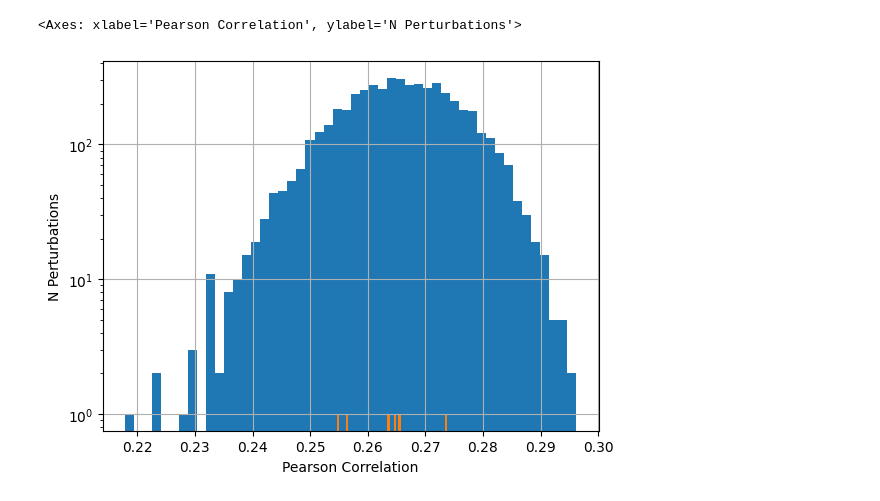
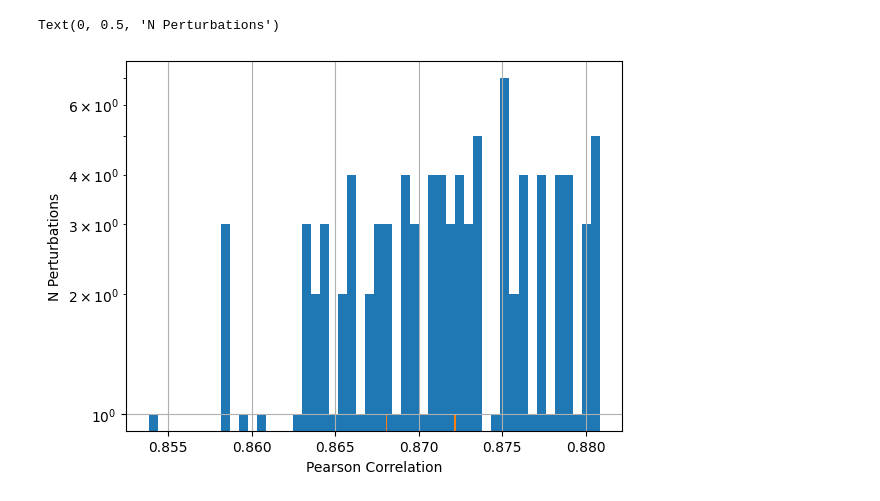
Before and after one commit to a93sokol/scGPT_reproduce, a Jupyter notebook: tutorials/explore_pert_search.ipynb, the cells around one changed output. Drawn from its saved outputs; the diff is of its cells as text; code cells hidden in the pictures.

Commit message:
expanding sampling perturbation

```diff
--- a/tutorials/explore_pert_search.ipynb
+++ b/tutorials/explore_pert_search.ipynb
@@ -3,9 +3,10 @@ import pandas as pd
 import numpy as np
 import matplotlib.pyplot as plt
 # %%
-df_oksm = pd.read_csv('./ipsc_perturbation_search_v2_oksm_top4k_hvgs_ReplogleFtuneModel2Epoch.csv', index_col = 0)
-df = pd.read_csv('./ipsc_perturbation_search_v2_top4k_hvgs_ReplogleFtuneModel2Epoch.csv', index_col = 0)
+df = pd.read_csv('./save/ipsc_perturbation_sampling_search.csv', index_col = 0)#.iloc[6:]
+df_oksm = pd.read_csv('./save/ipsc_perturbation_sampling_search_oksm.csv', index_col = 0)
 # %%
-oksm_mask = ['SOX2' in i or'KLF4' in i or 'MYC' in i or 'POU5F1'in i for i in df.index.tolist()]
+oksm_mask = ['SOX2' in i or'KLF4' in i or 'MYC' in i or 'POU5F1'in i or 'NANOG'in i for i in df.index.tolist()]
+oksm_mask2 = [sum(gene in i for gene in ['SOX2', 'KLF4', 'MYC', 'POU5F1', 'NANOG']) >= 2 for i in df.index.tolist()]
 np.sum(oksm_mask)
 # %% [output]
@@ -53,12 +71,13 @@ PIN1_SNAI2_ATM & 0.306 & 0.377 & 0.270 & 0.117 & 0.125 & 0.142 \\
 # %%
 sim_type = 'pearson_corr'
 repr_point = 'D8-fm'
 df.loc[:, f'{sim_type}_{repr_point}'].hist(bins = 50,log=True)
+df.loc[oksm_mask, f'{sim_type}_{repr_point}'].hist(bins = 50,log=True)
 plt.xlabel('Pearson Correlation')
 plt.ylabel('N Perturbations')
 #plt.savefig('./d0_pert_corr.pdf',bbox_inches='tight')
-df_oksm.loc[:, f'{sim_type}_{repr_point}'].hist(bins = 50)
+#df_oksm.loc[:, f'{sim_type}_{repr_point}'].hist(bins = 50)
 #df.loc[oksm_mask, f'{sim_type}_{repr_point}']#.hist(bins = 50, density=False)
 # %% [output]
-<Axes: xlabel='Pearson Correlation', ylabel='N Perturbations'>
+Text(0, 0.5, 'N Perturbations')
-[figure, old version]
+[figure, new version]
```
Also changed, not shown: parts of 16 cells of this notebook, 1 other file.
